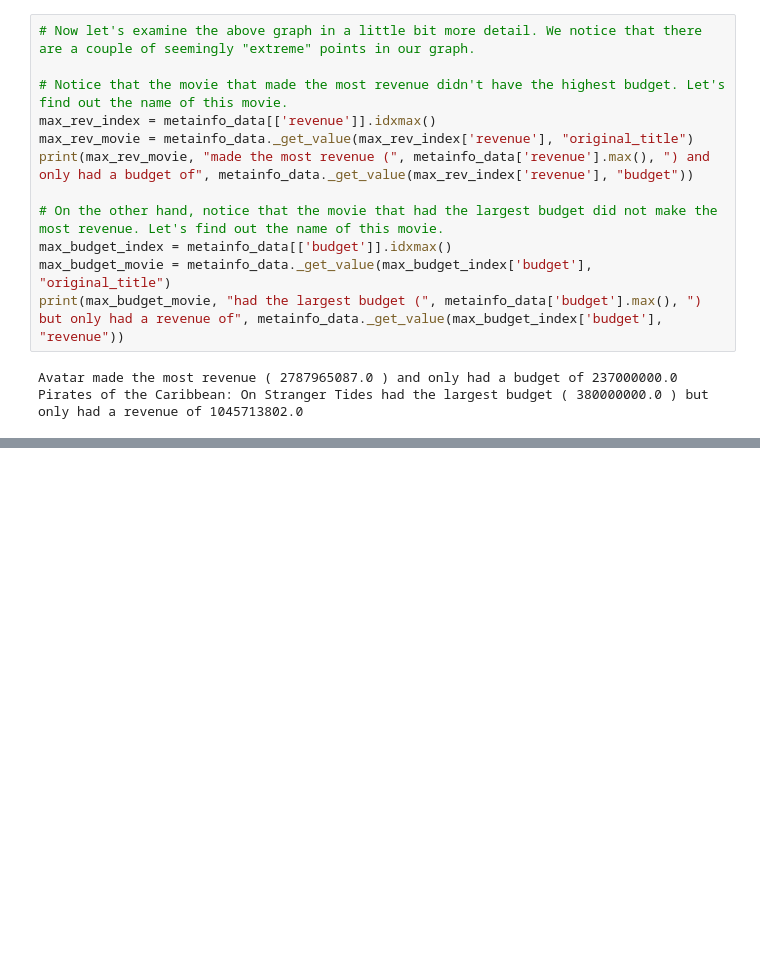
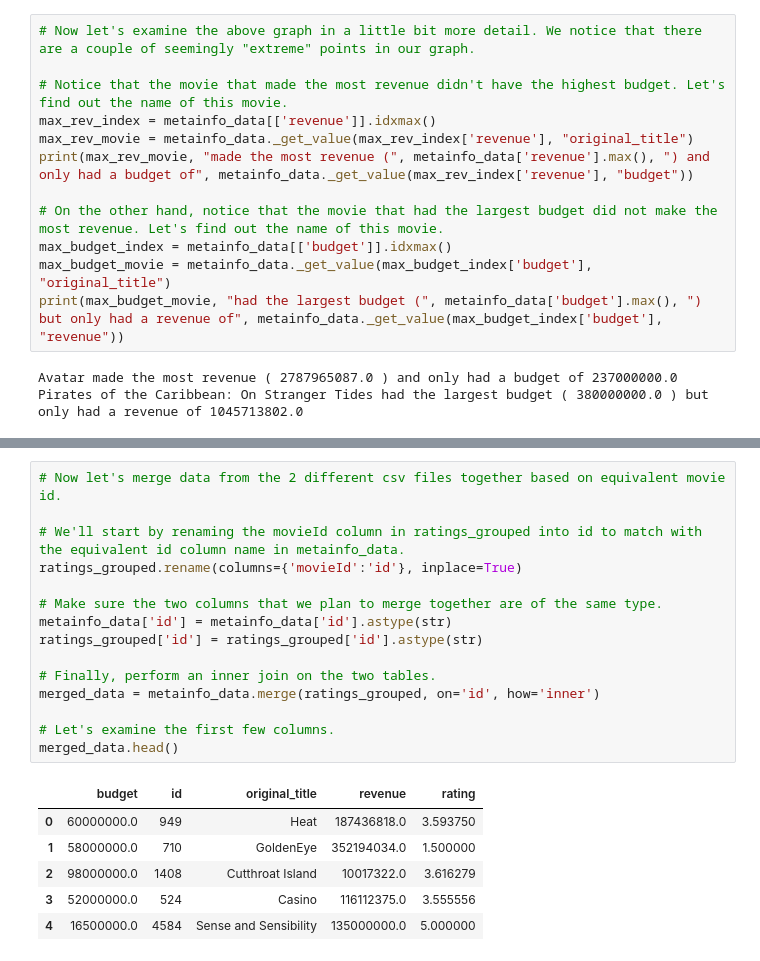
Before and after one commit to madisonkohls/datares-w2021-project, a Jupyter notebook: Bonnie_Visualizations.ipynb, the cells around one changed output, grey strips where cells are left out. Cells and saved outputs as stored; diff of their text form; blank space fills up the shorter version.

```diff
--- a/Bonnie_Visualizations.ipynb
+++ b/Bonnie_Visualizations.ipynb
@@ -80,0 +100,22 @@ Pirates of the Caribbean: On Stranger Tides had the largest budget ( 380000000.0
+# %%
+# Now let's merge data from the 2 different csv files together based on equivalent movie id.
+
+# We'll start by renaming the movieId column in ratings_grouped into id to match with the equivalent id column name in metainfo_data.
+ratings_grouped.rename(columns={'movieId':'id'}, inplace=True)
+
+# Make sure the two columns that we plan to merge together are of the same type.
+metainfo_data['id'] = metainfo_data['id'].astype(str)
+ratings_grouped['id'] = ratings_grouped['id'].astype(str)
+
+# Finally, perform an inner join on the two tables.
+merged_data = metainfo_data.merge(ratings_grouped, on='id', how='inner')
+
+# Let's examine the first few columns.
+merged_data.head()
+# %% [output]
+|  | budget | id | original_title | revenue | rating |
+| 0 | 60000000.0 | 949 | Heat | 187436818.0 | 3.593750 |
+| 1 | 58000000.0 | 710 | GoldenEye | 352194034.0 | 1.500000 |
+| 2 | 98000000.0 | 1408 | Cutthroat Island | 10017322.0 | 3.616279 |
+| 3 | 52000000.0 | 524 | Casino | 116112375.0 | 3.555556 |
+| 4 | 16500000.0 | 4584 | Sense and Sensibility | 135000000.0 | 5.000000 |
```
Also changed, not shown: parts of 7 cells of this notebook.
